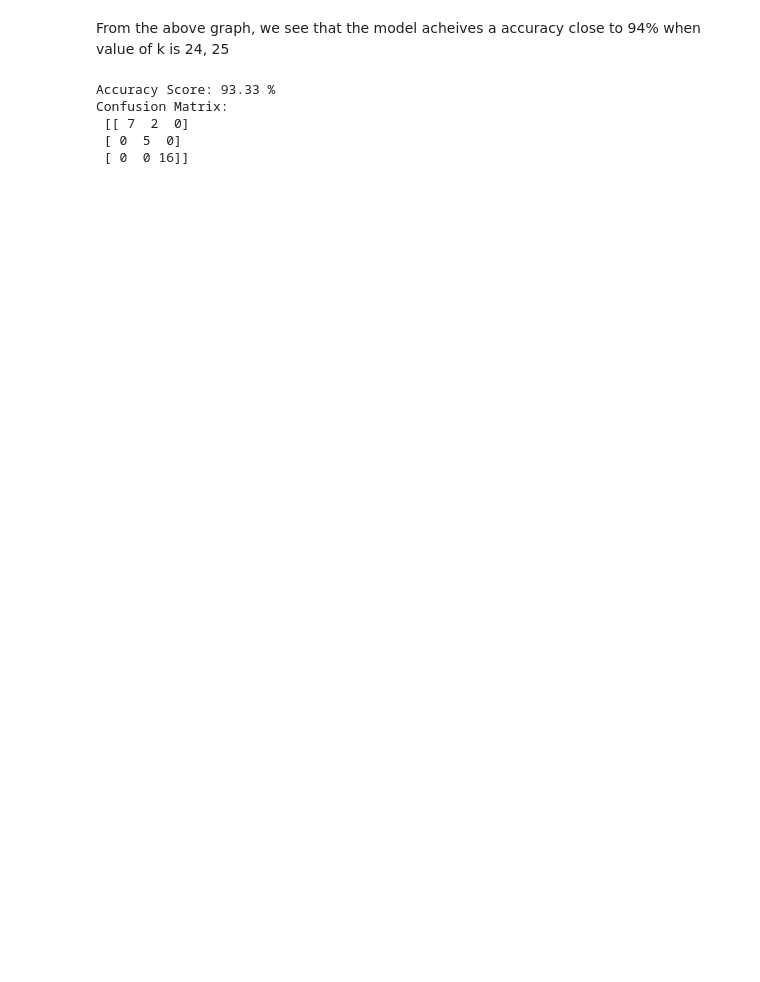
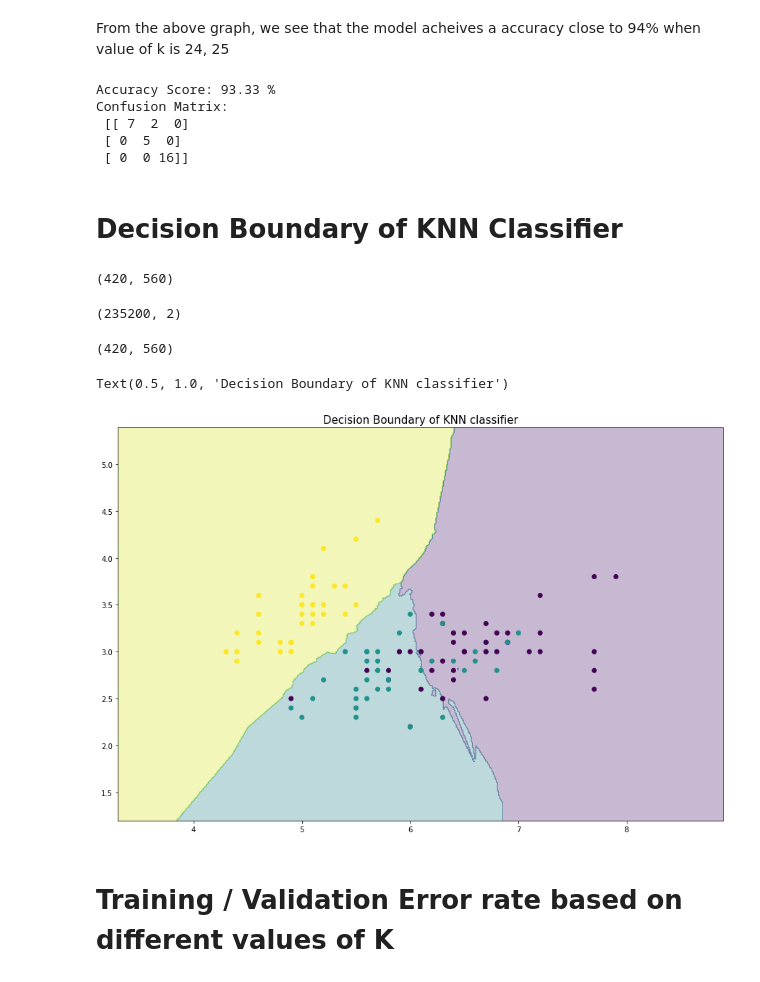
Before and after one commit to kunal-gohrani/KNN-Classifier, a Jupyter notebook: KNN-Classifier.ipynb, the cells around one changed output. Saved outputs shown, nothing was run; the diff lists cells and outputs as text; code cells hidden in the pictures; blank space fills up the shorter version.

Commit message:
Finished with building a KNN classifier, decision boundary diagram, and the training/validation error graph

```diff
--- a/KNN-Classifier.ipynb
+++ b/KNN-Classifier.ipynb
@@ -112,3 +112,36 @@ Confusion Matrix:
  [[ 7  2  0]
  [ 0  5  0]
  [ 0  0 16]]
+# %% [markdown]
+# Decision Boundary of KNN Classifier
+# %%
+# creating the meshgrid
+a = np.arange(start=X_train[:,0].min()-1,stop=X_train[:,0].max()+1,\
+             step=0.01)
+b = np.arange(start=X_train[:,1].min()-1,stop=X_train[:,1].max()+1,\
+             step=0.01)
+
+XX,YY = np.meshgrid(a,b)
+XX.shape
+# %% [output]
+(420, 560)
+# %%
+input_array = np.array([XX.ravel(),YY.ravel()]).T
+input_array.shape
+# %% [output]
+(235200, 2)
+# %%
+output = knn.predict(input_array).reshape(XX.shape)
+output.shape
+# %% [output]
+(420, 560)
+# %%
+plt.figure(figsize=(15,10))
+plt.contourf(XX,YY,output,alpha=0.3)
+plt.scatter(X_train[:,0],X_train[:,1],c=y_train)
+plt.title('Decision Boundary of KNN classifier',fontsize=15)
+# %% [output]
+Text(0.5, 1.0, 'Decision Boundary of KNN classifier')
+[figure, added]
+# %% [markdown]
+# Training / Validation Error rate based on different values of K
```
Also changed, not shown: parts of 6 cells of this notebook.
